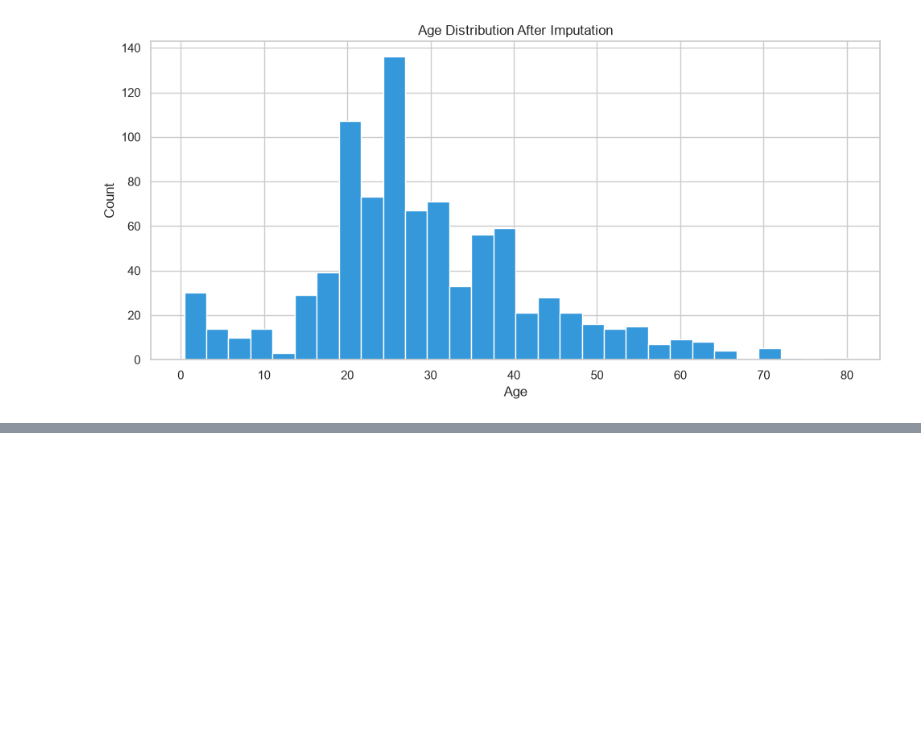
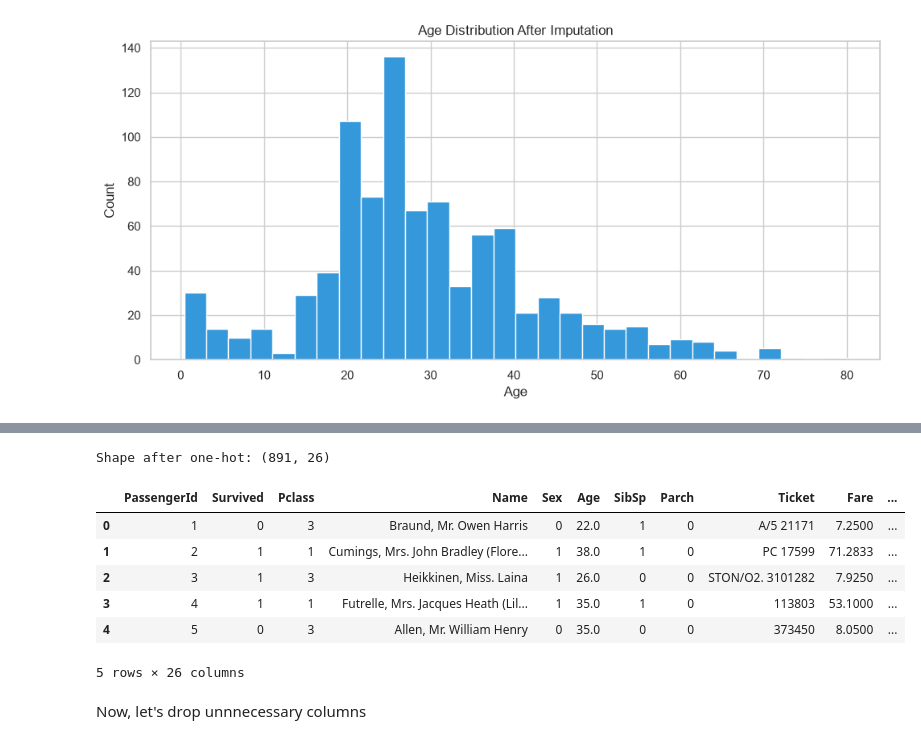
Before and after one commit to AlexZXu/data-science-learning, a Jupyter notebook: titanic/titanic2.ipynb, the cells around one changed output, grey strips where cells are left out. Saved outputs shown, nothing was run; the diff lists cells and outputs as text; code cells hidden in the pictures; blank space fills up the shorter version.

```diff
--- a/titanic/titanic2.ipynb
+++ b/titanic/titanic2.ipynb
@@ -117,0 +164,13 @@ We have dealt with Cabin and Age, so all there is to deal with now is the Embark
+# %%
+# Group rare titles together
+common_list = {
+    "Mr": "Mr",
+    "Mrs": "Mrs",
+    "Miss": "Miss",
+    "Master": "Master"
+}
+
+df["Title"] = df["Title"].apply(lambda x: common_list.get(x, "Rare"))
+print(df["Title"].value_counts())
+
+df.groupby("Title")["Survived"].mean()
@@ -117,0 +194,7 @@ We have dealt with Cabin and Age, so all there is to deal with now is the Embark
+# %%
+df["FamilySize"] = df["SibSp"] + df["Parch"] + 1
+df["IsAlone"] = df["FamilySize"].apply(lambda x: 1 if x == 1 else 0) # alternatively, df["IsAlone"] = (df["FamilySize"] == 1).astype(int)
+
+print(f"Solo travelers: {df['IsAlone'].sum()} ({df['IsAlone'].mean():.1%})")
+print(f"\nSurvival rate - alone: {df[df['IsAlone'] == 1]['Survived'].mean():.2%}")
+print(f"Survival rate - not alone: {df[df['IsAlone'] == 0]['Survived'].mean():.2%}")
@@ -117,0 +214,7 @@ We have dealt with Cabin and Age, so all there is to deal with now is the Embark
+# %%
+df["AgeGroup"] = pd.cut(df["Age"], bins=[0, 12, 18, 35, 60, 80], labels=["Child", "Teen", "Young Adult", "Adult", "Senior"])
+
+print("Age Group Distribution:")
+print(df["AgeGroup"].value_counts().sort_index())
+print("\nSurvival rate by age group:")
+print(df.groupby("AgeGroup")["Survived"].mean())
@@ -117,0 +243,5 @@ We have dealt with Cabin and Age, so all there is to deal with now is the Embark
+# %%
+df["FareBin"] = pd.qcut(df["Fare"], q=4, labels=["Low", "Medium", "High", "Very High"])
+
+print("Survival rate by Fare Bin:")
+print(df.groupby("FareBin")["Survived"].mean())
@@ -117,0 +287,19 @@ We have dealt with Cabin and Age, so all there is to deal with now is the Embark
+# %%
+# Let's first map the Sex column to 0 and 1
+df["Sex"] = df["Sex"].map({"male": 0, "female": 1}) # alternative: df["Sex"].apply(lambda x: 0 if x == "male" else 1)
+
+df = pd.get_dummies(df, columns=["Embarked", "Title", "AgeGroup", "FareBin"], drop_first=True, dtype=int)
+
+print(f"Shape after one-hot: {df.shape}")
+df.head()
+# %% [output]
+Shape after one-hot: (891, 26)
+|  | PassengerId | Survived | Pclass | Name | Sex | Age | SibSp | Parch | Ticket | Fare | ... |
+| 0 | 1 | 0 | 3 | Braund, Mr. Owen Harris | 0 | 22.0 | 1 | 0 | A/5 21171 | 7.2500 | ... |
+| 1 | 2 | 1 | 1 | Cumings, Mrs. John Bradley (Flore... | 1 | 38.0 | 1 | 0 | PC 17599 | 71.2833 | ... |
+| 2 | 3 | 1 | 3 | Heikkinen, Miss. Laina | 1 | 26.0 | 0 | 0 | STON/O2. 3101282 | 7.9250 | ... |
+| 3 | 4 | 1 | 1 | Futrelle, Mrs. Jacques Heath (Lil... | 1 | 35.0 | 1 | 0 | 113803 | 53.1000 | ... |
+| 4 | 5 | 0 | 3 | Allen, Mr. William Henry | 0 | 35.0 | 0 | 0 | 373450 | 8.0500 | ... |
+5 rows × 26 columns
+# %% [markdown]
+Now, let's drop unnnecessary columns
```
Also changed, not shown: parts of 28 cells of this notebook, 2 other files.
